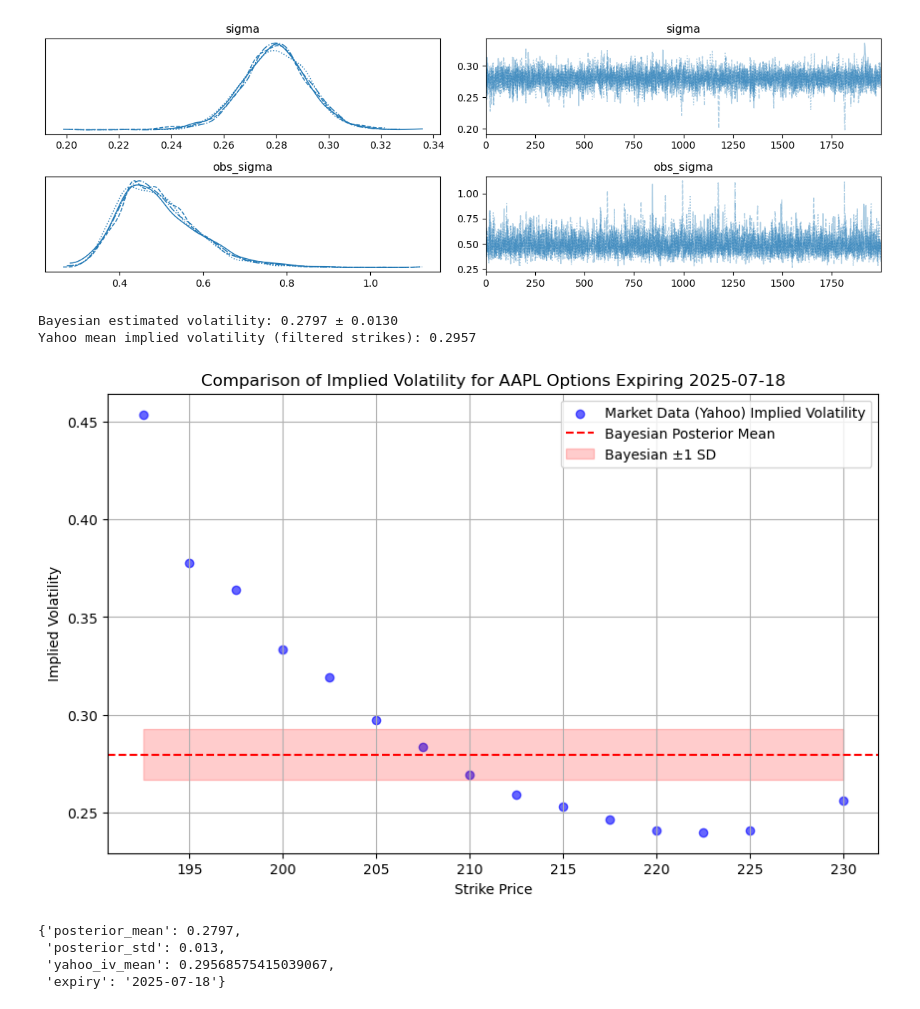
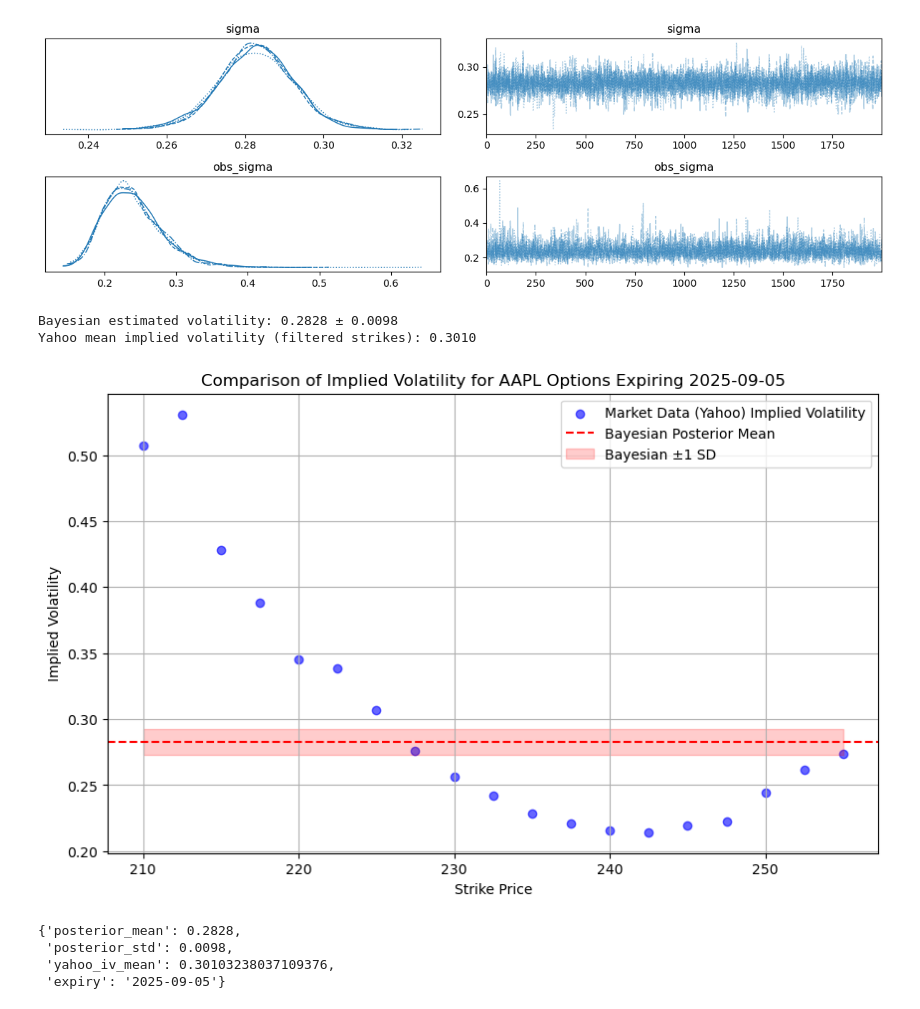
Before and after one commit to RezaCodz/Math_finance_models, a Jupyter notebook: notebooks/Black_Scholes.ipynb, the cells around one changed output. Drawn from its saved outputs; the diff is of its cells as text; code cells hidden in the pictures.

```diff
--- a/notebooks/Black_Scholes.ipynb
+++ b/notebooks/Black_Scholes.ipynb
@@ -10,7 +10,7 @@ warnings.filterwarnings('ignore')
 
 ticker = "AAPL"
 r = 0.01
-Black_Scholes.implied_volatility_vs_market_data(ticker, expiry_date="2025-07-18", r=0.01)
+Black_Scholes.implied_volatility_vs_market_data(ticker, expiry_date="2025-09-05", r=0.01)
 # %% [output]
 Initializing NUTS using jitter+adapt_diag...
 Multiprocess sampling (4 chains in 4 jobs)
@@ -19,9 +19,9 @@ Sampling 4 chains for 2_000 tune and 2_000 draw iterations (8_000 + 8_000 draws
-[figure, old version]
+[figure, new version]
-Bayesian estimated volatility: 0.2797 ± 0.0130
-Yahoo mean implied volatility (filtered strikes): 0.2957
+Bayesian estimated volatility: 0.2828 ± 0.0098
+Yahoo mean implied volatility (filtered strikes): 0.3010
-[figure, old version]
+[figure, new version]
-{'posterior_mean': 0.2797,
- 'posterior_std': 0.013,
- 'yahoo_iv_mean': 0.29568575415039067,
- 'expiry': '2025-07-18'}
+{'posterior_mean': 0.2828,
+ 'posterior_std': 0.0098,
+ 'yahoo_iv_mean': 0.30103238037109376,
+ 'expiry': '2025-09-05'}
 # %%
```
Also changed, not shown: parts of 2 cells of this notebook, 1 other file.
